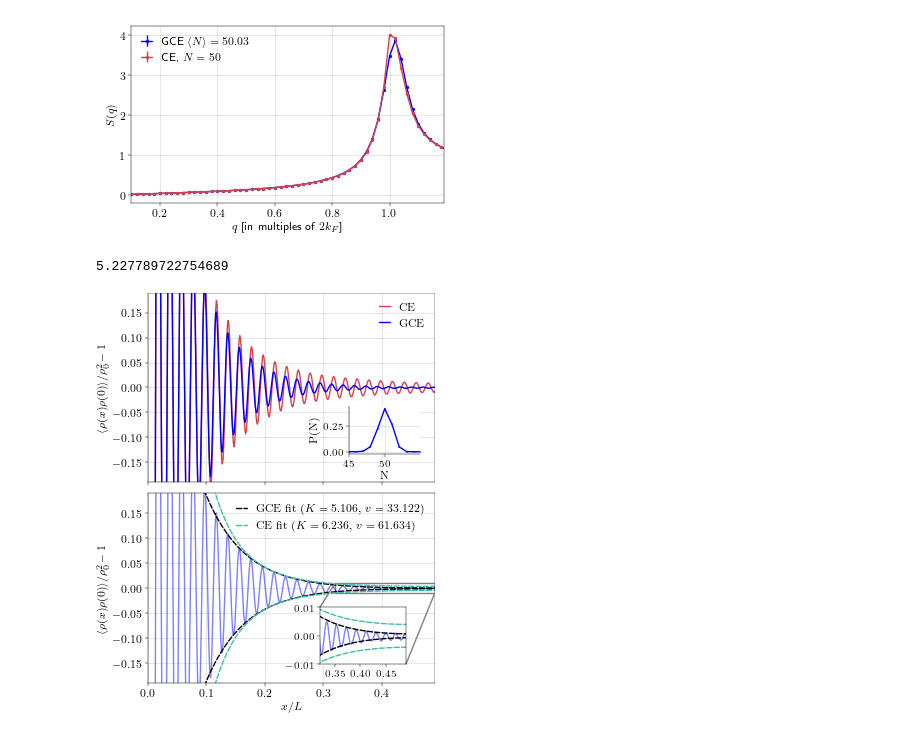
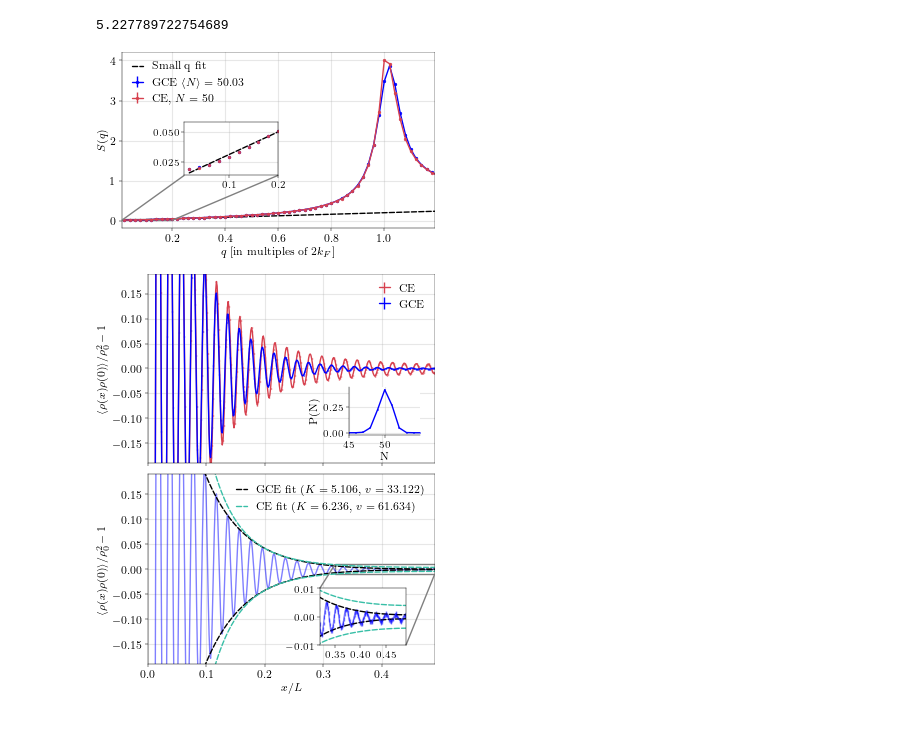
Before and after one commit to DelMaestroGroup/papers-code-ParticleFluctuations, a Jupyter notebook: src/OneDimHe.ipynb, the cells around one changed output. Cells and saved outputs as stored; diff of their text form; code cells hidden in the pictures.

Commit message:
Fixed He plots

```diff
--- a/src/OneDimHe.ipynb
+++ b/src/OneDimHe.ipynb
@@ -29,28 +29,41 @@ Sqgc = sq_gc[:,1][q_arr > 0]
 Sqc_err = sq_c[:,2][q_arr > 0]
 Sqgc_err = sq_gc[:,2][q_arr > 0]
 qarr = q_arr[q_arr > 0]/(2*np.pi*0.25)
+# %%
+#Fit to obtain K:
+coeffs, cov = np.polyfit(np.abs(qarr[:11]), Sqgc[:11], 1, cov=True)
+K_Fit    = 1/coeffs[0]
+print(K_Fit)
+# %% [output]
+5.227789722754689
 # %%
 with plt.style.context('../include/aps.mplstyle'):
     figsize = plt.rcParams['figure.figsize']
     fig, ax = plt.subplots(constrained_layout=True, figsize=(figsize[0],figsize[1]))
     ax.errorbar(qarr,Sqgc, yerr=Sqgc_err,marker='o',color='b',label=r'GCE $\langle N\rangle = 50.03$')
     ax.errorbar(qarr,Sqc, yerr=Sqc_err,marker='o',color='#D7414E',label=r'CE, $N = 50$')
+    ax.plot(qarr,qarr/K_Fit + coeffs[1],'k--',label='Small q fit')
+    axins = ax.inset_axes([0.2, 0.3, 0.3, 0.3])
+    axins.errorbar(qarr[:11],Sqgc[:11], yerr=Sqgc_err[:11],marker='o',linestyle='None',color='b')
+    axins.errorbar(qarr[:11],Sqc[:11], yerr=Sqgc_err[:11],marker='o',linestyle='None',color='#D7414E')
+    axins.plot(qarr[:11],qarr[:11]/K_Fit + coeffs[1],'k--')
+    mark_inset(ax, axins, loc1=3, loc2=4, fc="none", ec="0.5")
+    #axins.set_ylim(-1,1)
+    axins.set_xlim(0.01,0.2)
+    #axins.set_ylabel(r'$S(q)$')
+    #axins.set_xlabel(r'$q$ [in multiples of $2k_F$]')
+    axins.tick_params(labelsize=7)
+    axins.grid(True, alpha=0.3)
     ax.set_xlabel(r'$q$ [in multiples of $2k_F$]')
     ax.set_ylabel(r'$S(q)$')
     ax.legend(loc = 2)
-    ax.set_xlim(0.1,1.19)
+    ax.set_xlim(0.01,1.19)
     #ax.set_ylim(3,4)
     ax.grid(True, alpha=0.3)
     plt.savefig('../figures/1DHeStrucFac.pdf')
+    plt.show()
 # %% [output]
-[figure, old version]
+[figure, new version]
-# %%
-#Fit to obtain K:
-coeffs, cov = np.polyfit(np.abs(qarr[:11]), Sqgc[:11], 1, cov=True)
-K_Fit    = 1/coeffs[0]
-print(K_Fit)
-# %% [output]
-5.227789722754689
 # %%
 osc_gc, amp_gc, phase_gc = extract_oscillation(pair_gc[:,0],pair_gc[:,1]-1, 2*np.pi*rho)
 osc_c, amp_c, phase_c = extract_oscillation(pair_c[:,0],pair_c[:,1]-1, 2*np.pi*rho)
@@ -71,8 +84,8 @@ plotskip = 40
 with plt.style.context('../include/aps.mplstyle'):
     figsize = plt.rcParams['figure.figsize']
     fig, ax = plt.subplots(2,1,constrained_layout=True, figsize=(figsize[0],2*figsize[1]),sharex=True)
-    ax[0].plot(xdata/L,pair_c[:,1]-1,linestyle='-',color='#D7414E',label='CE')
-    ax[0].plot(xdata/L,pair_gc[:,1]-1,'b-',label='GCE')
+    ax[0].errorbar(xdata/L,pair_c[:,1]-1,yerr = pair_c[:,2],linestyle='-',color='#D7414E',label='CE')
+    ax[0].errorbar(xdata/L,pair_gc[:,1]-1,yerr = pair_gc[:,2],color='b',linestyle='-',label='GCE')
     axins = ax[0].inset_axes([0.7, 0.15, 0.25, 0.25])
     axins.errorbar(n_gc[:,0], n_gc[:,1], yerr = n_gc[:,2], marker = '+', color = 'b')
     #axins.set_ylim(-1,1)
@@ -93,7 +106,7 @@ with plt.style.context('../include/aps.mplstyle'):
     ax[1].set_xlabel(r'$x/L$')
     ax[1].set_ylabel(r'$\langle \rho(x)\rho(0)\rangle/\rho_0^2 - 1$')
     axins1 = ax[1].inset_axes([0.6, 0.1, 0.3, 0.3]) #Inset
-    axins1.plot(xdata/L, pair_gc[:,1]-1, 'b-', alpha=0.5, linewidth=1)
+    axins1.errorbar(xdata/L, pair_gc[:,1]-1,yerr = pair_gc[:,2], color='b',linestyle='-', alpha=0.5, linewidth=1)
     axins1.plot((xdata/L)[plotskip:], grandcanonical_fit_func(xdata, gc_fitp[0],gc_fitp[1],gc_fitp[2])[plotskip:], 'k--')
     axins1.plot((xdata/L)[plotskip:], -grandcanonical_fit_func(xdata, gc_fitp[0],gc_fitp[1],gc_fitp[2])[plotskip:], 'k--')
     axins1.plot((xdata/L)[plotskip:], canonical_fit_func(xdata, c_fitp[0],c_fitp[1],c_fitp[2])[plotskip:], linestyle = '--', color = '#38bfa7')
@@ -110,4 +123,4 @@ with plt.style.context('../include/aps.mplstyle'):
     plt.savefig('../figures/1DHePairCorrFit.pdf')
     plt.show()
 # %% [output]
-[figure, old version]
+[figure, new version]
```
Also changed, not shown: 4 other files.
